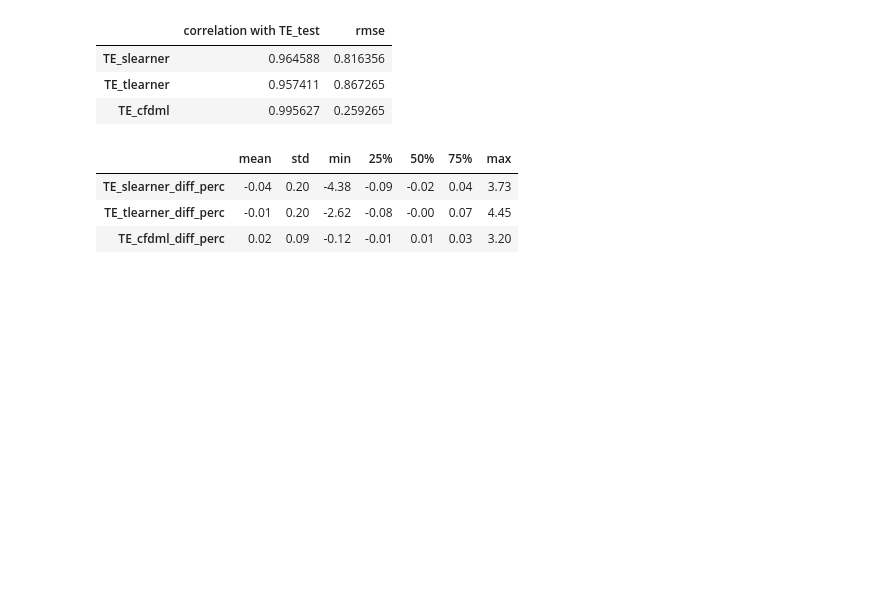
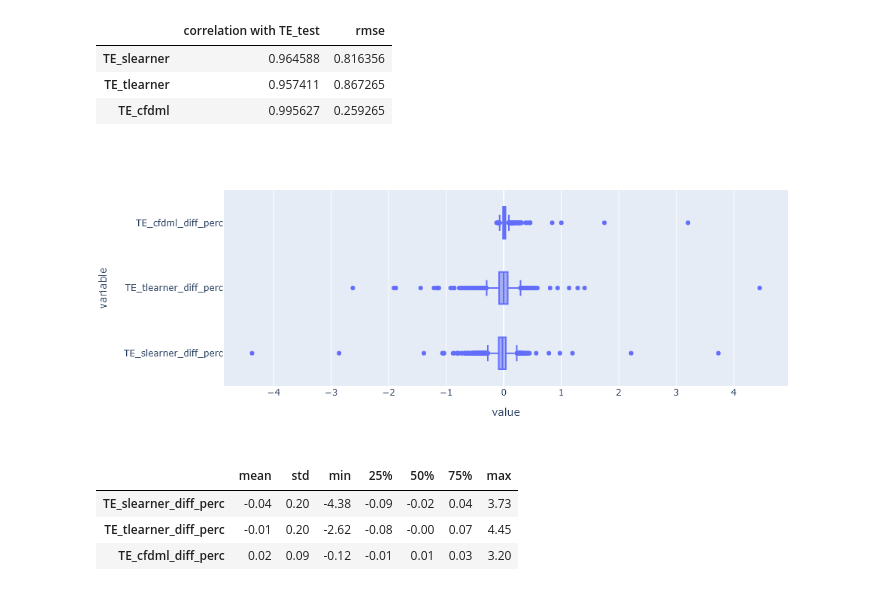
Before and after one commit to leowu4ever/causal-inference, a Jupyter notebook: uplift_modelling.ipynb, the cells around one changed output. Cells and saved outputs as stored; diff of their text form; code cells hidden in the pictures; blank space fills up the shorter version.

```diff
--- a/uplift_modelling.ipynb
+++ b/uplift_modelling.ipynb
@@ -197,8 +200,11 @@ df_scores
 # %%
 for col in ['TE_slearner', 'TE_tlearner', 'TE_cfdml']:
     df_test[f'{col}_diff_perc'] = (df_test[col] - df_test['TE_test'])/df_test['TE_test']
 
-px.box(df_test, x=df_test.columns[-3:], width=1000, height=400).show(renderer='svg')
+px.box(df_test, x=df_test.columns[-3:], width=1000, height=400).write_image('diagrams\diff_perc.png')
+Image('diagrams/diff_perc.png')
+# %% [output]
+[figure, added]
 # %%
 df_test[df_test.columns[-3:]].describe().transpose().drop(columns='count').applymap(lambda x: round(x,2))
 # %% [output]
```
Also changed, not shown: parts of 4 cells of this notebook, 3 other files.
